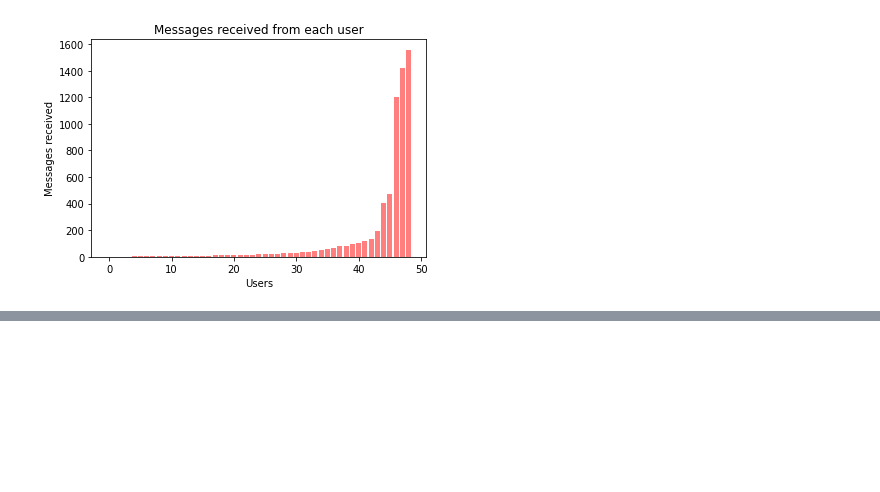
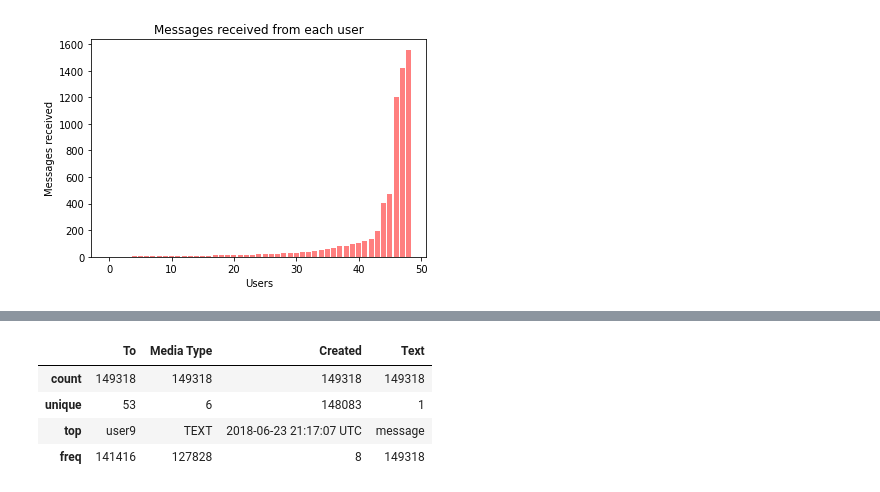
Before and after one commit to Xisurthros/SnapchatDataViz, a Jupyter notebook: Snapchat_Data_Viz.ipynb, the cells around one changed output, grey strips where cells are left out. Cells and saved outputs as stored; diff of their text form; code cells hidden in the pictures; blank space fills up the shorter version.

```diff
--- a/Snapchat_Data_Viz.ipynb
+++ b/Snapchat_Data_Viz.ipynb
@@ -155,0 +211,8 @@ Text(0, 0.5, 'Messages received')
+# %%
+dfSent.describe()
+# %% [output]
+|  | To | Media Type | Created | Text |
+| count | 149318 | 149318 | 149318 | 149318 |
+| unique | 53 | 6 | 148083 | 1 |
+| top | user9 | TEXT | 2018-06-23 21:17:07 UTC | message |
+| freq | 141416 | 127828 | 8 | 149318 |
```
Also changed, not shown: parts of 15 cells of this notebook.
